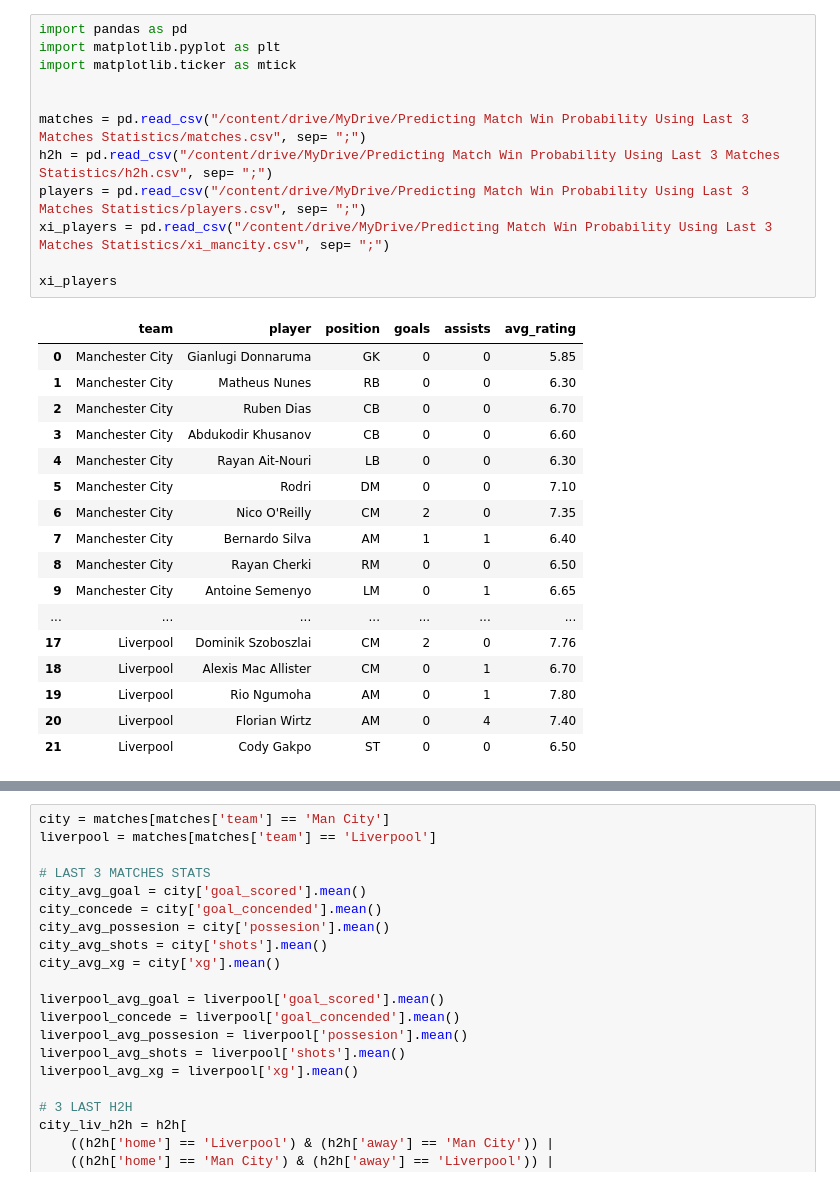
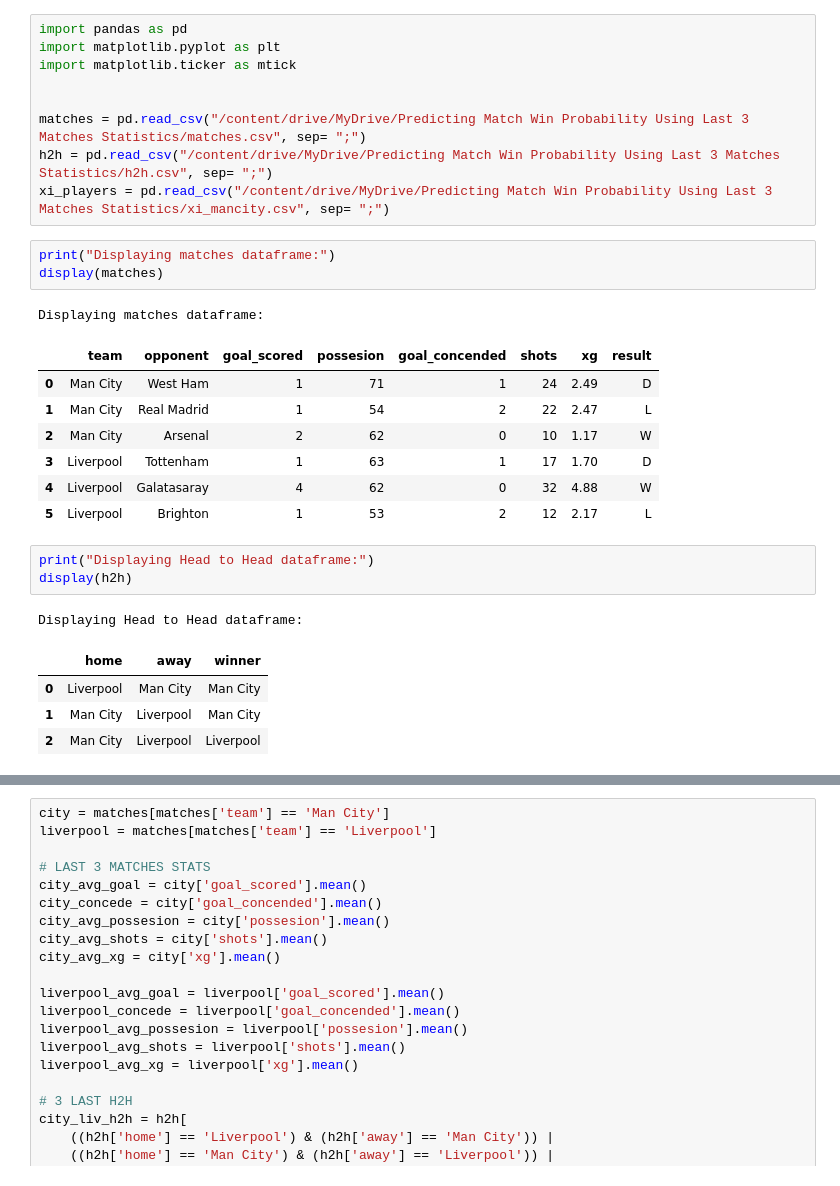
Before and after one commit to dhimas-ra/football-project, a Jupyter notebook: analysis.ipynb, the cells around one changed output, grey strips where cells are left out. Saved outputs shown, nothing was run; the diff lists cells and outputs as text.

```diff
--- a/analysis.ipynb
+++ b/analysis.ipynb
@@ -8,25 +8,25 @@ import matplotlib.ticker as mtick
 
 matches = pd.read_csv("/content/drive/MyDrive/Predicting Match Win Probability Using Last 3 Matches Statistics/matches.csv", sep= ";")
 h2h = pd.read_csv("/content/drive/MyDrive/Predicting Match Win Probability Using Last 3 Matches Statistics/h2h.csv", sep= ";")
-players = pd.read_csv("/content/drive/MyDrive/Predicting Match Win Probability Using Last 3 Matches Statistics/players.csv", sep= ";")
 xi_players = pd.read_csv("/content/drive/MyDrive/Predicting Match Win Probability Using Last 3 Matches Statistics/xi_mancity.csv", sep= ";")
-
-xi_players
-# %% [output]
-|  | team | player | position | goals | assists | avg_rating |
-| 0 | Manchester City | Gianlugi Donnaruma | GK | 0 | 0 | 5.85 |
-| 1 | Manchester City | Matheus Nunes | RB | 0 | 0 | 6.30 |
-| 2 | Manchester City | Ruben Dias | CB | 0 | 0 | 6.70 |
-| 3 | Manchester City | Abdukodir Khusanov | CB | 0 | 0 | 6.60 |
-| 4 | Manchester City | Rayan Ait-Nouri | LB | 0 | 0 | 6.30 |
-| 5 | Manchester City | Rodri | DM | 0 | 0 | 7.10 |
-| 6 | Manchester City | Nico O'Reilly | CM | 2 | 0 | 7.35 |
-| 7 | Manchester City | Bernardo Silva | AM | 1 | 1 | 6.40 |
-| 8 | Manchester City | Rayan Cherki | RM | 0 | 0 | 6.50 |
-| 9 | Manchester City | Antoine Semenyo | LM | 0 | 1 | 6.65 |
-| ... | ... | ... | ... | ... | ... | ... |
-| 17 | Liverpool | Dominik Szoboszlai | CM | 2 | 0 | 7.76 |
-| 18 | Liverpool | Alexis Mac Allister | CM | 0 | 1 | 6.70 |
-| 19 | Liverpool | Rio Ngumoha | AM | 0 | 1 | 7.80 |
-| 20 | Liverpool | Florian Wirtz | AM | 0 | 4 | 7.40 |
-| 21 | Liverpool | Cody Gakpo | ST | 0 | 0 | 6.50 |
+# %%
+print("Displaying matches dataframe:")
+display(matches)
+# %% [output]
+Displaying matches dataframe:
+|  | team | opponent | goal_scored | possesion | goal_concended | shots | xg | result |
+| 0 | Man City | West Ham | 1 | 71 | 1 | 24 | 2.49 | D |
+| 1 | Man City | Real Madrid | 1 | 54 | 2 | 22 | 2.47 | L |
+| 2 | Man City | Arsenal | 2 | 62 | 0 | 10 | 1.17 | W |
+| 3 | Liverpool | Tottenham | 1 | 63 | 1 | 17 | 1.70 | D |
+| 4 | Liverpool | Galatasaray | 4 | 62 | 0 | 32 | 4.88 | W |
+| 5 | Liverpool | Brighton | 1 | 53 | 2 | 12 | 2.17 | L |
+# %%
+print("Displaying Head to Head dataframe:")
+display(h2h)
+# %% [output]
+Displaying Head to Head dataframe:
+|  | home | away | winner |
+| 0 | Liverpool | Man City | Man City |
+| 1 | Man City | Liverpool | Man City |
+| 2 | Man City | Liverpool | Liverpool |
```
Also changed, not shown: parts of 1 cell of this notebook.
